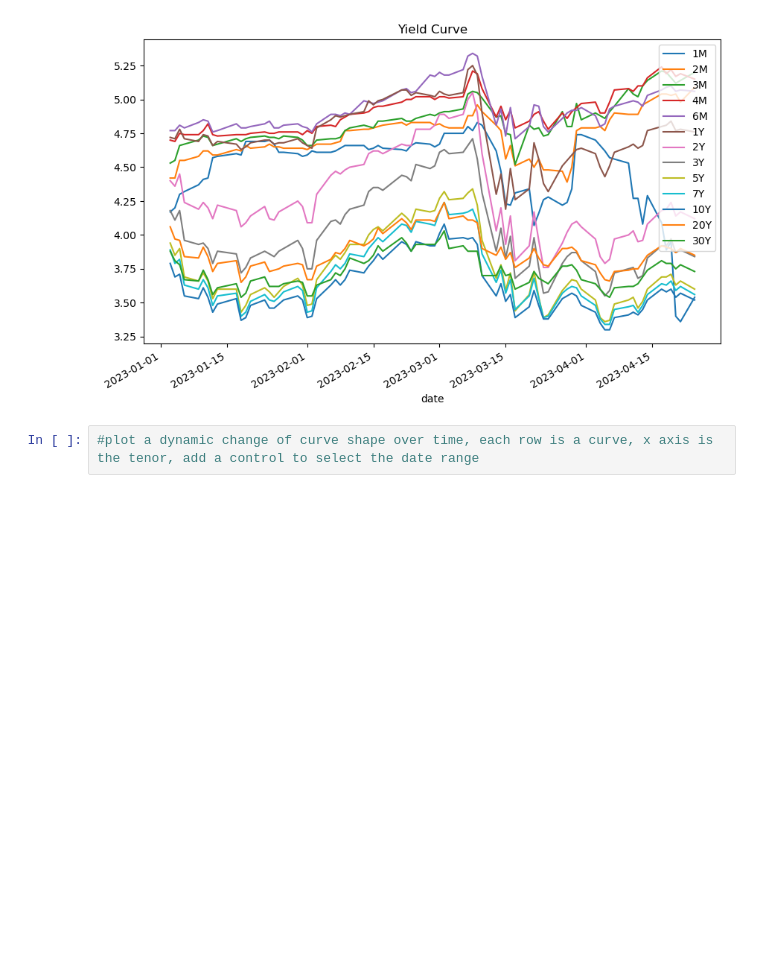
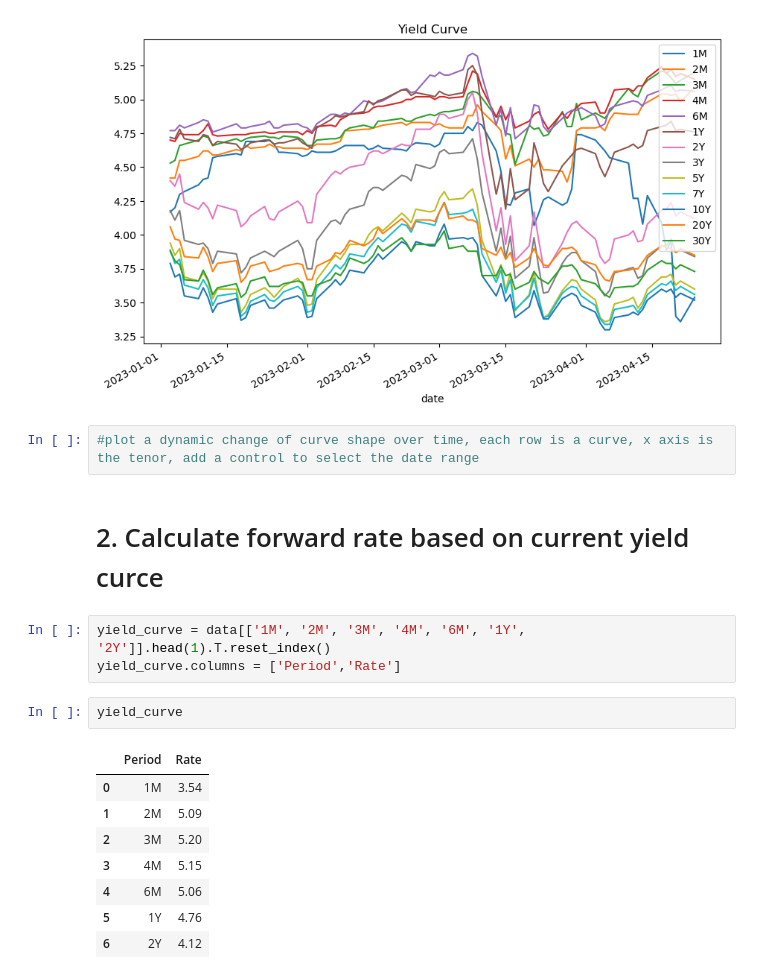
Before and after one commit to joyyuan89/FinAI, a Jupyter notebook: case_study/yield_curve_prediction/yield_curve.ipynb, the cells around one changed output. Saved outputs shown, nothing was run; the diff lists cells and outputs as text; blank space fills up the shorter version.

```diff
--- a/case_study/yield_curve_prediction/yield_curve.ipynb
+++ b/case_study/yield_curve_prediction/yield_curve.ipynb
@@ -24,3 +24,19 @@ df.plot(figsize=(10, 6), title='Yield Curve', legend=True)
 [figure]
 # %%
 #plot a dynamic change of curve shape over time, each row is a curve, x axis is the tenor, add a control to select the date range
+# %% [markdown]
+# 2. Calculate forward rate based on current yield curce
+# %%
+yield_curve = data[['1M', '2M', '3M', '4M', '6M', '1Y', '2Y']].head(1).T.reset_index()
+yield_curve.columns = ['Period','Rate']
+# %%
+yield_curve
+# %% [output]
+|  | Period | Rate |
+| 0 | 1M | 3.54 |
+| 1 | 2M | 5.09 |
+| 2 | 3M | 5.20 |
+| 3 | 4M | 5.15 |
+| 4 | 6M | 5.06 |
+| 5 | 1Y | 4.76 |
+| 6 | 2Y | 4.12 |
```
Also changed, not shown: parts of 5 cells of this notebook, 3 other files.
